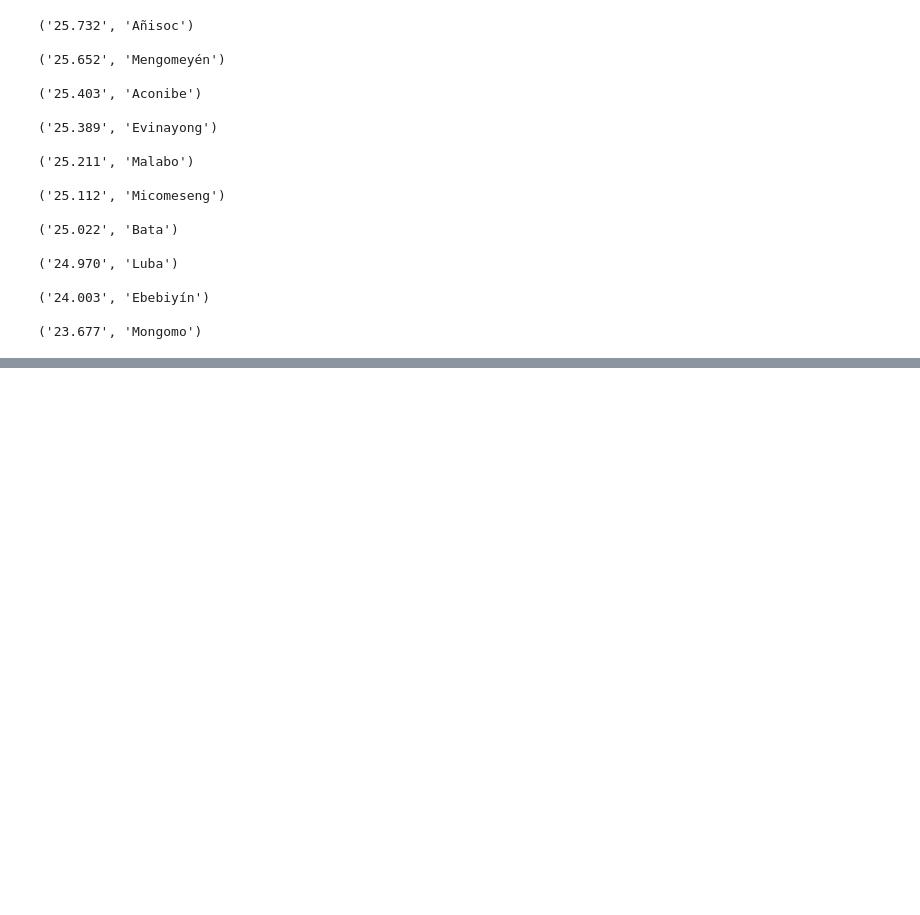
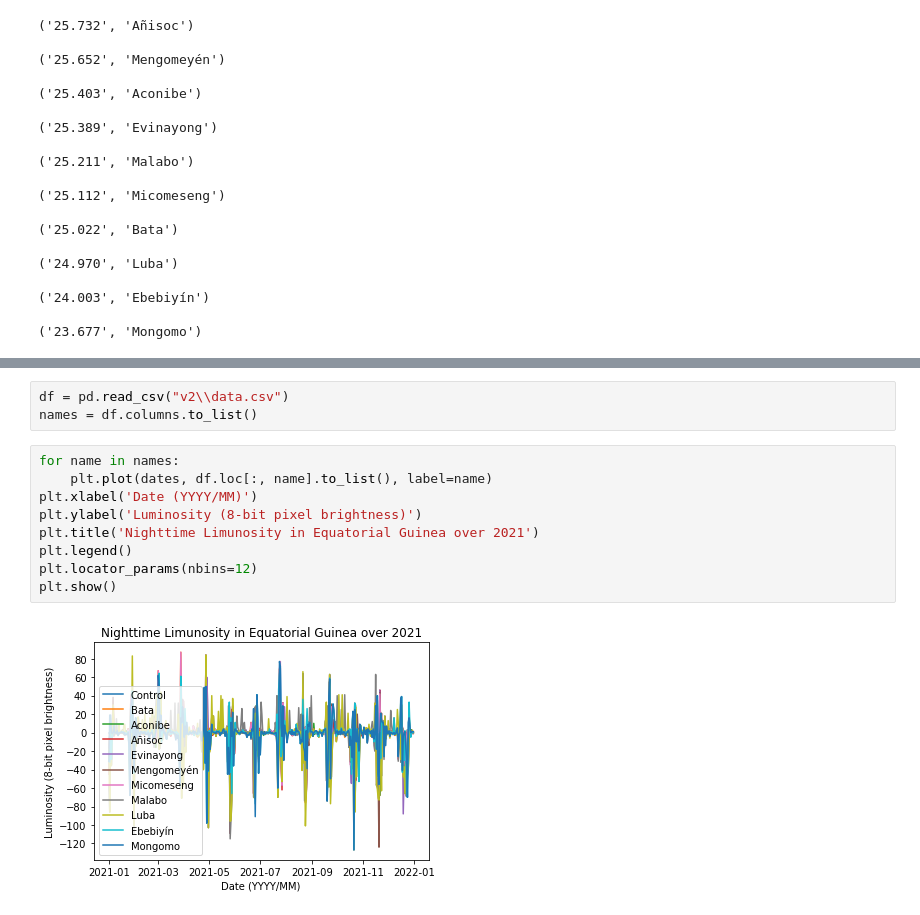
Before and after one commit to NicoACloutier/assorted-data-analysis, a Jupyter notebook: equatorial_guinea/RESULTS.ipynb, the cells around one changed output, grey strips where cells are left out. Cells and saved outputs as stored; diff of their text form; blank space fills up the shorter version.

```diff
--- a/equatorial_guinea/RESULTS.ipynb
+++ b/equatorial_guinea/RESULTS.ipynb
@@ -61,0 +61,14 @@ Interestingly, the above rankings (which track average nighttime luminosity acro
+# %%
+df = pd.read_csv("v2\\data.csv")
+names = df.columns.to_list()
+# %%
+for name in names:
+    plt.plot(dates, df.loc[:, name].to_list(), label=name)
+plt.xlabel('Date (YYYY/MM)')
+plt.ylabel('Luminosity (8-bit pixel brightness)')
+plt.title('Nighttime Limunosity in Equatorial Guinea over 2021')
+plt.legend()
+plt.locator_params(nbins=12)
+plt.show()
+# %% [output]
+[figure, added]
```
Also changed, not shown: parts of 8 cells of this notebook, 12 other files.
